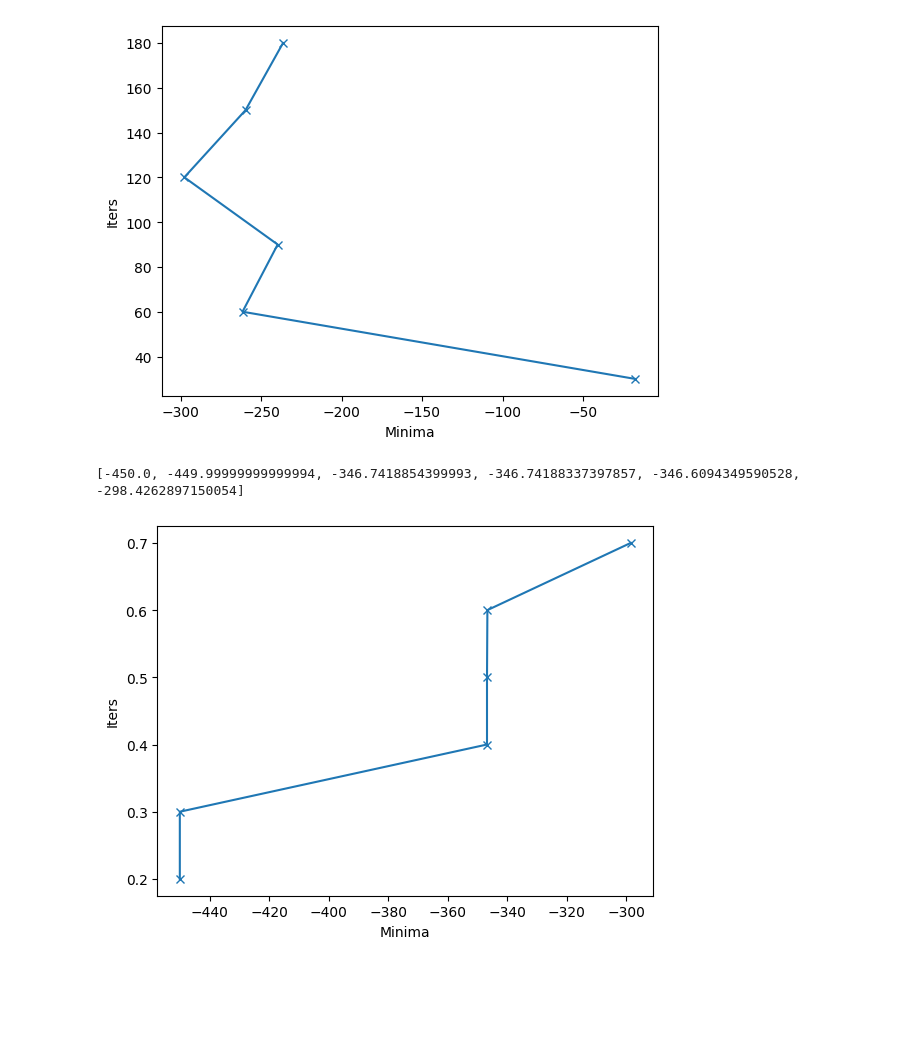
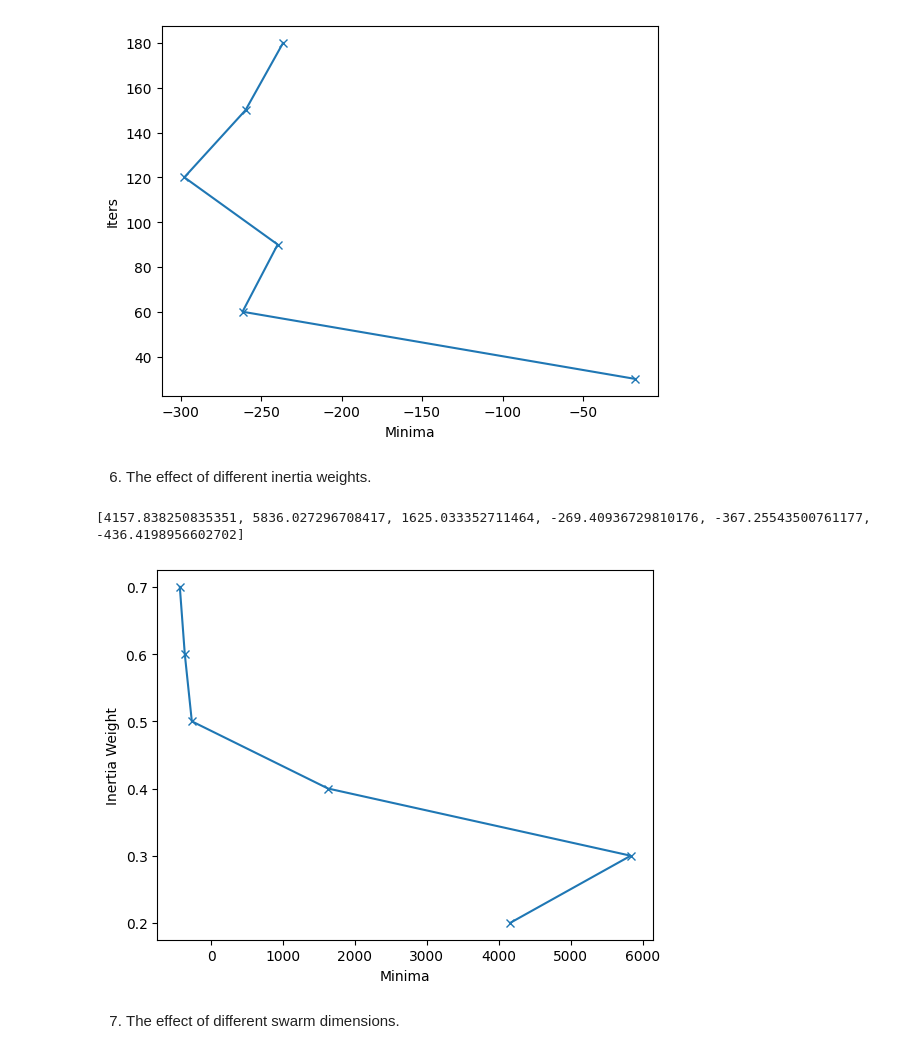
Before and after one commit to ridaqp/GA-PSO-Optimization-Study, a Jupyter notebook: pso_investigation.ipynb, the cells around one changed output. Saved outputs shown, nothing was run; the diff lists cells and outputs as text; code cells hidden in the pictures; blank space fills up the shorter version.

```diff
--- a/pso_investigation.ipynb
+++ b/pso_investigation.ipynb
@@ -69,15 +76,3 @@ print(costs)
 # %% [output]
 [17130.830638003205, 16326.617462592974, 20775.182211535543, 6978.366945723865, 13236.794544577464, 13654.616237476193]
 [figure]
-# %%
-iters = [30, 60, 90, 120, 150, 180]
-costs = []
-for it in iters:
-    swarm = PSO.PSO(size=90, iters=it)
-    swarm.optimize()
-    costs.append(swarm.gBest)
-
-plt.plot(costs, iters, marker='x')
-plt.ylabel("Iters")
-plt.xlabel("Minima")
-print(costs)
@@ -99,21 +93,25 @@ print(costs)
 # %% [output]
 [-17.5480741699767, -261.51369175251875, -239.68807596832082, -297.6709285720117, -259.63933329833833, -236.32230234515214]
 [figure]
+# %% [markdown]
+6. The effect of different inertia weights.
 # %%
 iters = [0.2, 0.3, 0.4, 0.5, 0.6, 0.7]
 costs = []
 for it in iters:
     swarm = PSO.PSO(w=it)
     swarm.optimize()
     costs.append(swarm.gBest)
 
 plt.plot(costs, iters, marker='x')
-plt.ylabel("Iters")
+plt.ylabel("Inertia Weight")
 plt.xlabel("Minima")
 print(costs)
 # %% [output]
-[-450.0, -449.99999999999994, -346.7418854399993, -346.74188337397857, -346.6094349590528, -298.4262897150054]
+[4157.838250835351, 5836.027296708417, 1625.033352711464, -269.40936729810176, -367.25543500761177, -436.4198956602702]
-[figure, old version]
+[figure, new version]
+# %% [markdown]
+7. The effect of different swarm dimensions.
 # %%
 iters = [10, 20, 30]
 costs = []
```
Also changed, not shown: parts of 9 cells of this notebook, 1 other file.
